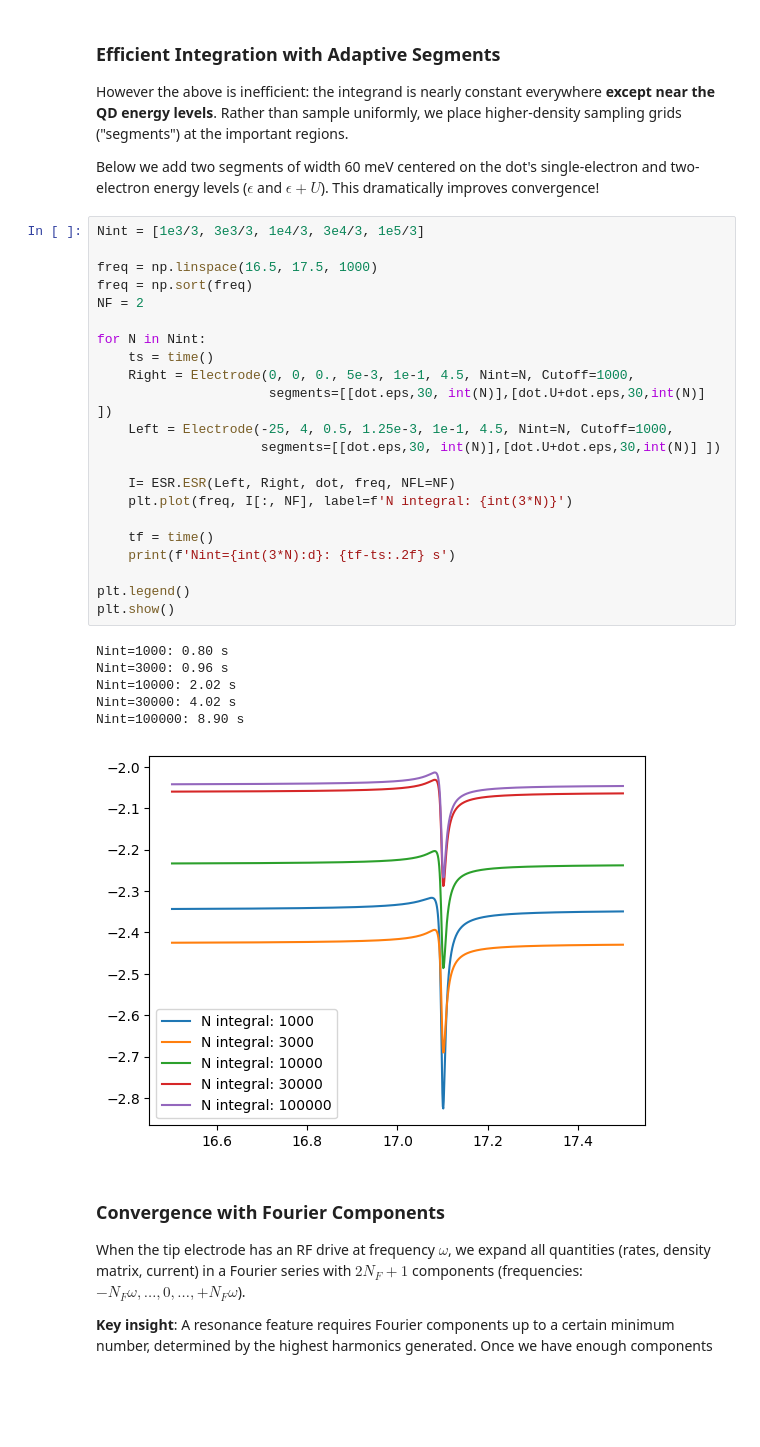
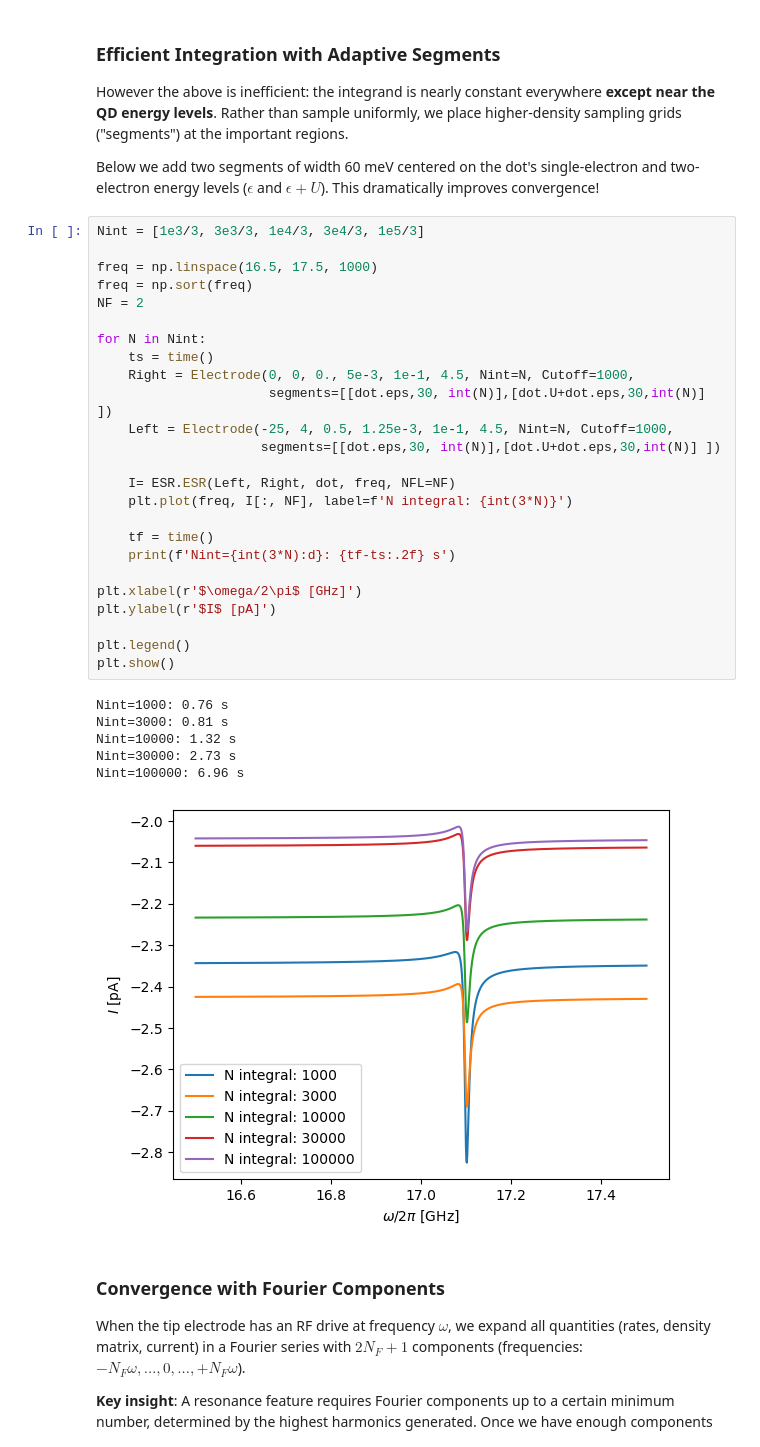
Before and after one commit to matysek00/PyESRSTM, a Jupyter notebook: Tutorial/01-single-spin.ipynb, the cells around one changed output. Drawn from its saved outputs; the diff is of its cells as text; blank space fills up the shorter version.

```diff
--- a/Tutorial/01-single-spin.ipynb
+++ b/Tutorial/01-single-spin.ipynb
@@ -366,32 +369,35 @@ Below we add two segments of width 60 meV centered on the dot's single-electron
 # %%
 Nint = [1e3/3, 3e3/3, 1e4/3, 3e4/3, 1e5/3]
 
 freq = np.linspace(16.5, 17.5, 1000)
 freq = np.sort(freq)
 NF = 2
 
 for N in Nint:
     ts = time()
     Right = Electrode(0, 0, 0., 5e-3, 1e-1, 4.5, Nint=N, Cutoff=1000,
                       segments=[[dot.eps,30, int(N)],[dot.U+dot.eps,30,int(N)] ])
     Left = Electrode(-25, 4, 0.5, 1.25e-3, 1e-1, 4.5, Nint=N, Cutoff=1000,
                      segments=[[dot.eps,30, int(N)],[dot.U+dot.eps,30,int(N)] ])
 
     I= ESR.ESR(Left, Right, dot, freq, NFL=NF)
     plt.plot(freq, I[:, NF], label=f'N integral: {int(3*N)}')
 
     tf = time()
     print(f'Nint={int(3*N):d}: {tf-ts:.2f} s')
 
+plt.xlabel(r'$\omega/2\pi$ [GHz]')
+plt.ylabel(r'$I$ [pA]')
+
 plt.legend()
 plt.show()
 # %% [output]
-Nint=1000: 0.80 s
-Nint=3000: 0.96 s
-Nint=10000: 2.02 s
-Nint=30000: 4.02 s
-Nint=100000: 8.90 s
+Nint=1000: 0.76 s
+Nint=3000: 0.81 s
+Nint=10000: 1.32 s
+Nint=30000: 2.73 s
+Nint=100000: 6.96 s
-[figure, old version]
+[figure, new version]
 # %% [markdown]
 ### Convergence with Fourier Components
 
```
Also changed, not shown: parts of 6 cells of this notebook, 3 other files.
